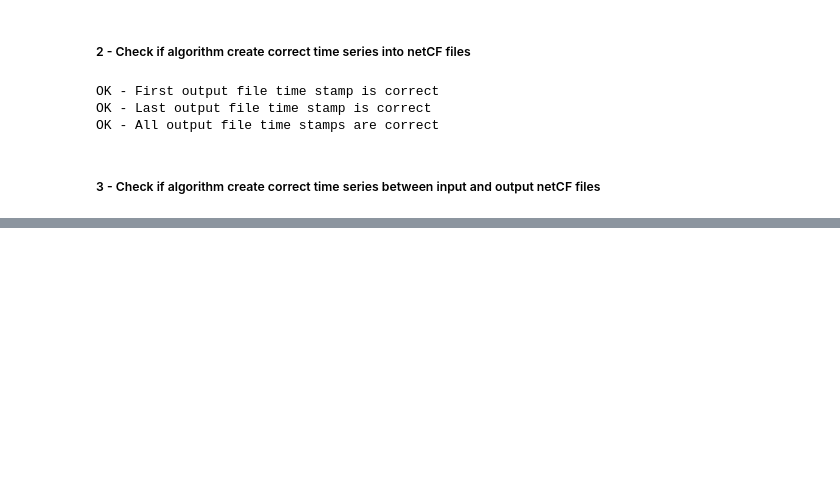
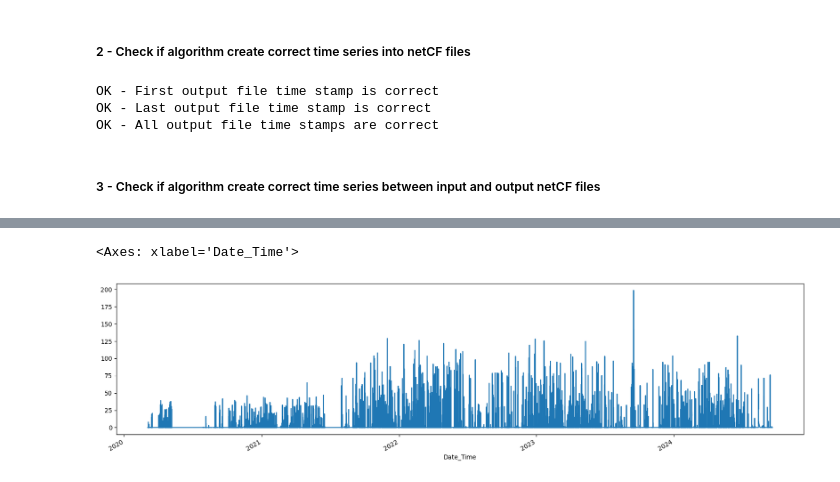
Before and after one commit to ardc-brazil/datamap-curadoria, a Jupyter notebook: JOSS/JOSS_VALIDATION.ipynb, the cells around one changed output, grey strips where cells are left out. Drawn from its saved outputs; the diff is of its cells as text; code cells hidden in the pictures; blank space fills up the shorter version.

```diff
--- a/JOSS/JOSS_VALIDATION.ipynb
+++ b/JOSS/JOSS_VALIDATION.ipynb
@@ -162,0 +221,5 @@ valid_df
+# %%
+input_df['RI'].plot(figsize=(20, 5))
+# %% [output]
+<Axes: xlabel='Date_Time'>
+[figure, added]
```
Also changed, not shown: parts of 8 cells of this notebook.
